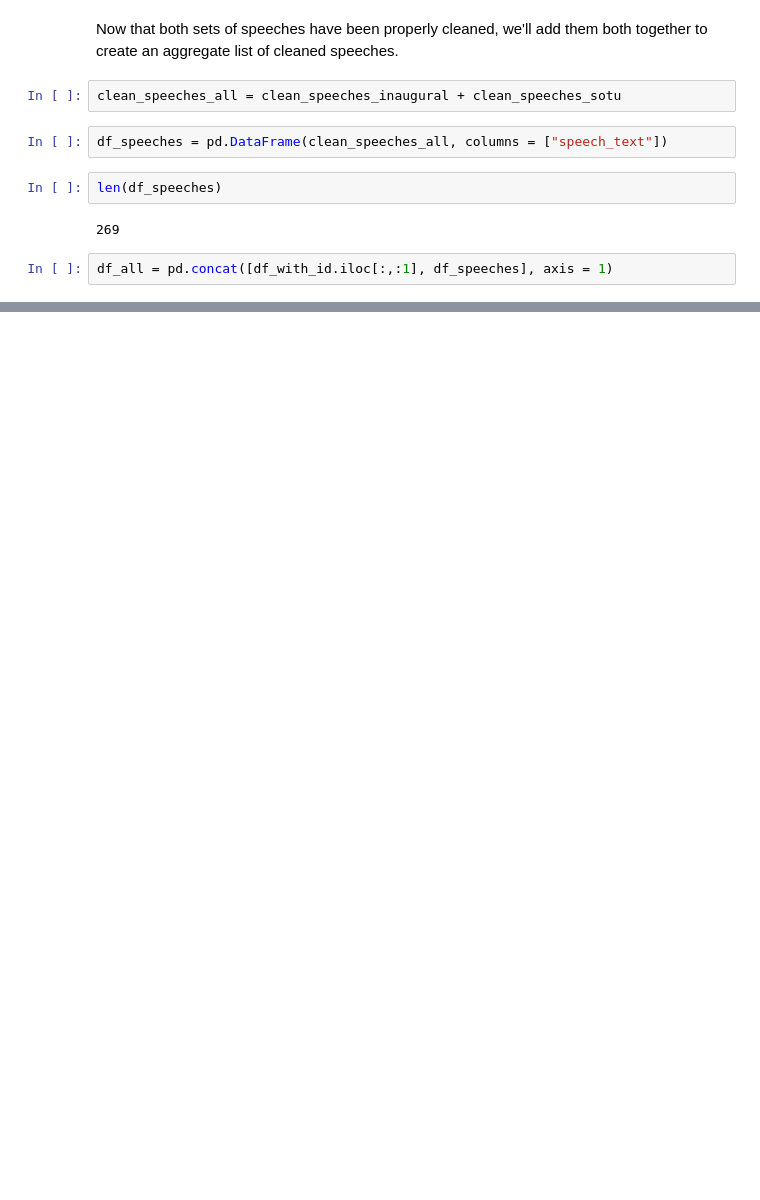
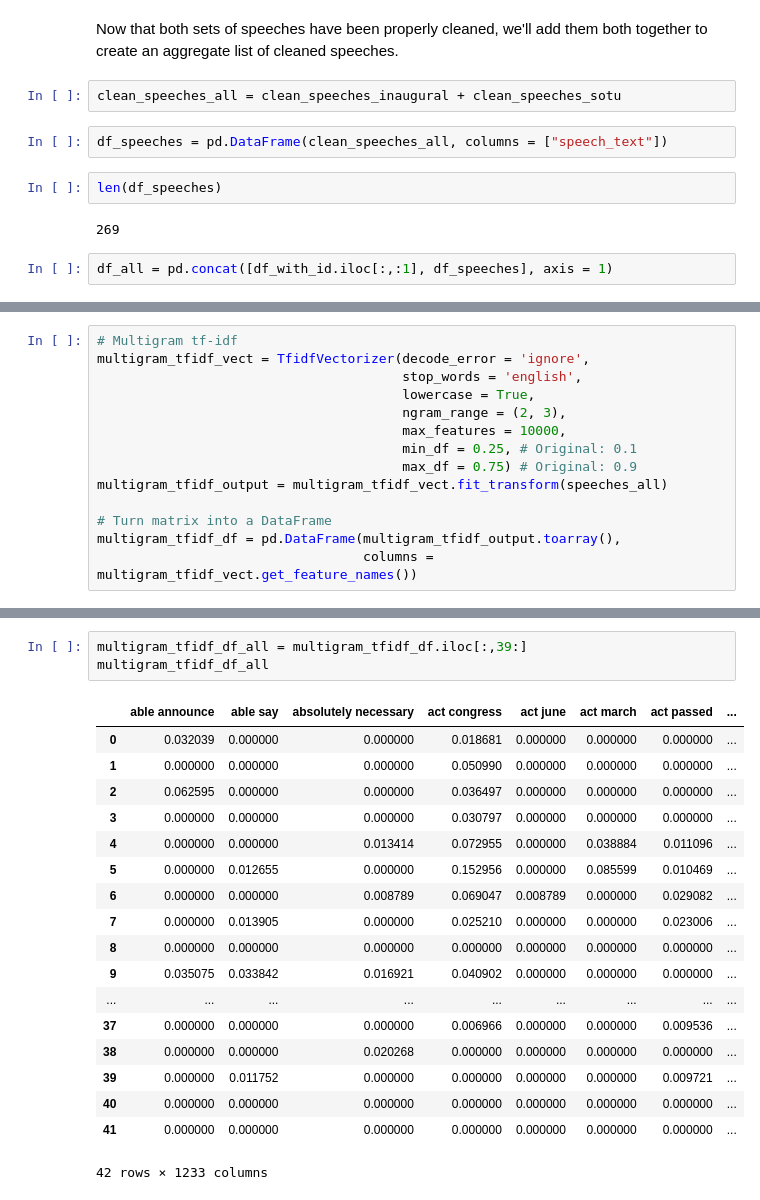
Before and after one commit to justindelatorre/data_science, a Jupyter notebook: hw_justindelatorre/final_project/final/experimental.ipynb, the cells around one changed output, grey strips where cells are left out. Drawn from its saved outputs; the diff is of its cells as text; blank space fills up the shorter version.

Commit message:
Update experimental code with multigram examples

```diff
--- a/hw_justindelatorre/final_project/final/experimental.ipynb
+++ b/hw_justindelatorre/final_project/final/experimental.ipynb
@@ -414,0 +427,14 @@ len(speeches_all)
+# %%
+# Multigram tf-idf
+multigram_tfidf_vect = TfidfVectorizer(decode_error = 'ignore',
+                                       stop_words = 'english',
+                                       lowercase = True,
+                                       ngram_range = (2, 3),
+                                       max_features = 10000,
+                                       min_df = 0.25, # Original: 0.1
+                                       max_df = 0.75) # Original: 0.9
+multigram_tfidf_output = multigram_tfidf_vect.fit_transform(speeches_all)
+
+# Turn matrix into a DataFrame
+multigram_tfidf_df = pd.DataFrame(multigram_tfidf_output.toarray(),
+                                  columns = multigram_tfidf_vect.get_feature_names())
@@ -414,0 +461,22 @@ len(speeches_all)
+# %%
+multigram_tfidf_df_all = multigram_tfidf_df.iloc[:,39:]
+multigram_tfidf_df_all
+# %% [output]
+|  | able announce | able say | absolutely necessary | act congress | act june | act march | act passed | ... |
+| 0 | 0.032039 | 0.000000 | 0.000000 | 0.018681 | 0.000000 | 0.000000 | 0.000000 | ... |
+| 1 | 0.000000 | 0.000000 | 0.000000 | 0.050990 | 0.000000 | 0.000000 | 0.000000 | ... |
+| 2 | 0.062595 | 0.000000 | 0.000000 | 0.036497 | 0.000000 | 0.000000 | 0.000000 | ... |
+| 3 | 0.000000 | 0.000000 | 0.000000 | 0.030797 | 0.000000 | 0.000000 | 0.000000 | ... |
+| 4 | 0.000000 | 0.000000 | 0.013414 | 0.072955 | 0.000000 | 0.038884 | 0.011096 | ... |
+| 5 | 0.000000 | 0.012655 | 0.000000 | 0.152956 | 0.000000 | 0.085599 | 0.010469 | ... |
+| 6 | 0.000000 | 0.000000 | 0.008789 | 0.069047 | 0.008789 | 0.000000 | 0.029082 | ... |
+| 7 | 0.000000 | 0.013905 | 0.000000 | 0.025210 | 0.000000 | 0.000000 | 0.023006 | ... |
+| 8 | 0.000000 | 0.000000 | 0.000000 | 0.000000 | 0.000000 | 0.000000 | 0.000000 | ... |
+| 9 | 0.035075 | 0.033842 | 0.016921 | 0.040902 | 0.000000 | 0.000000 | 0.000000 | ... |
+| ... | ... | ... | ... | ... | ... | ... | ... | ... |
+| 37 | 0.000000 | 0.000000 | 0.000000 | 0.006966 | 0.000000 | 0.000000 | 0.009536 | ... |
+| 38 | 0.000000 | 0.000000 | 0.020268 | 0.000000 | 0.000000 | 0.000000 | 0.000000 | ... |
+| 39 | 0.000000 | 0.011752 | 0.000000 | 0.000000 | 0.000000 | 0.000000 | 0.009721 | ... |
+| 40 | 0.000000 | 0.000000 | 0.000000 | 0.000000 | 0.000000 | 0.000000 | 0.000000 | ... |
+| 41 | 0.000000 | 0.000000 | 0.000000 | 0.000000 | 0.000000 | 0.000000 | 0.000000 | ... |
+42 rows × 1233 columns
```
Also changed, not shown: parts of 7 cells of this notebook.
